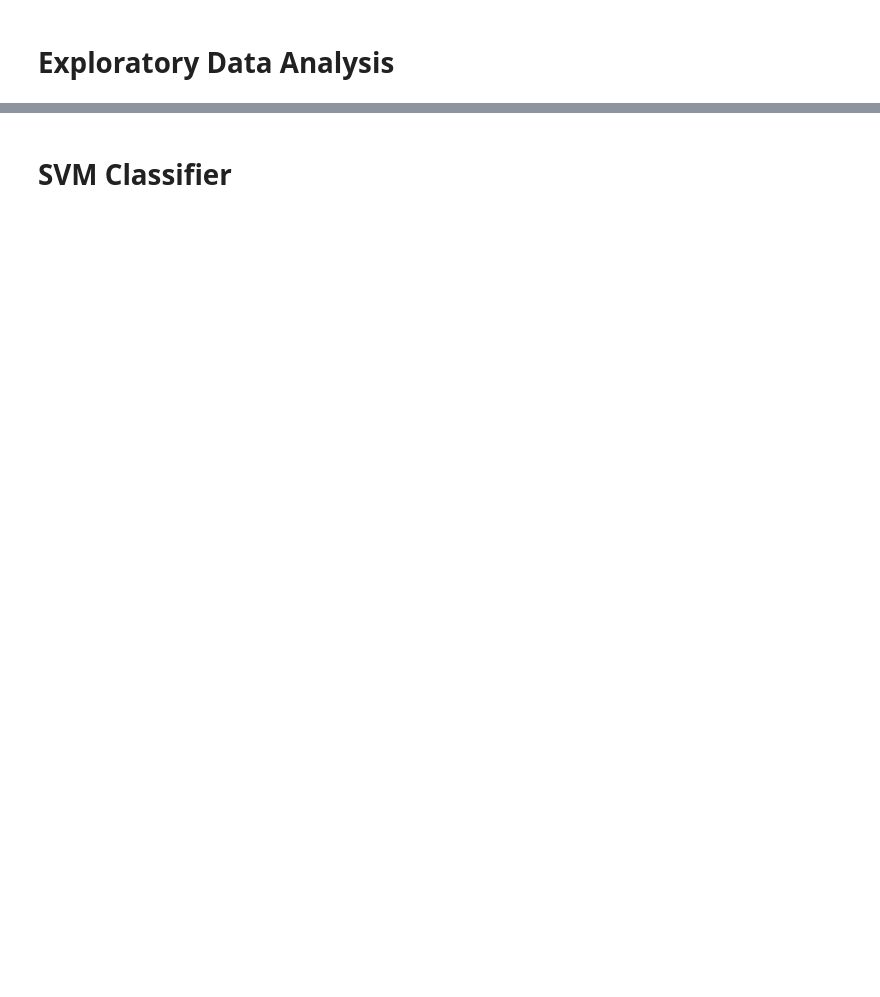
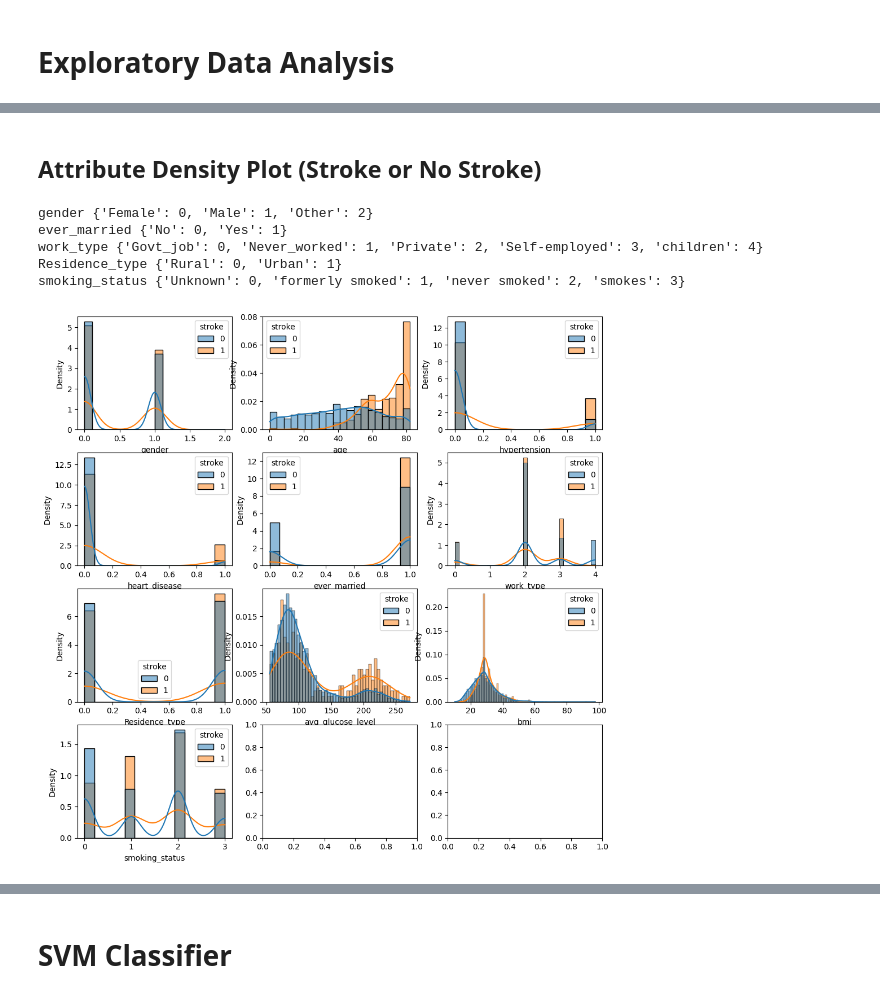
Before and after one commit to kaushal2m2/ecs171_ml_project, a Jupyter notebook: stroke_prediction.ipynb, the cells around one changed output, grey strips where cells are left out. Cells and saved outputs as stored; diff of their text form; code cells hidden in the pictures; blank space fills up the shorter version.

```diff
--- a/stroke_prediction.ipynb
+++ b/stroke_prediction.ipynb
@@ -84,0 +122,25 @@ plt.show()
+# %% [markdown]
+## Attribute Density Plot (Stroke or No Stroke)
+# %%
+import seaborn as sns
+import matplotlib.pyplot as plt
+
+# plot the distribution of data
+fig, axes = plt.subplots(4,3, figsize=(12,12))
+axes = axes.flatten()
+
+# Loop to create subplots
+for i, col in enumerate(df.drop(columns='stroke').columns):
+    sns.histplot(data=df, x=col, hue="stroke", ax=axes[i], kde=True, common_norm=False, stat="density")
+
+for key in category_mappings:
+    print(key, category_mappings[key])
+
+plt.show()
+# %% [output]
+gender {'Female': 0, 'Male': 1, 'Other': 2}
+ever_married {'No': 0, 'Yes': 1}
+work_type {'Govt_job': 0, 'Never_worked': 1, 'Private': 2, 'Self-employed': 3, 'children': 4}
+Residence_type {'Rural': 0, 'Urban': 1}
+smoking_status {'Unknown': 0, 'formerly smoked': 1, 'never smoked': 2, 'smokes': 3}
+[figure, added]
```
Also changed, not shown: parts of 28 cells of this notebook.
